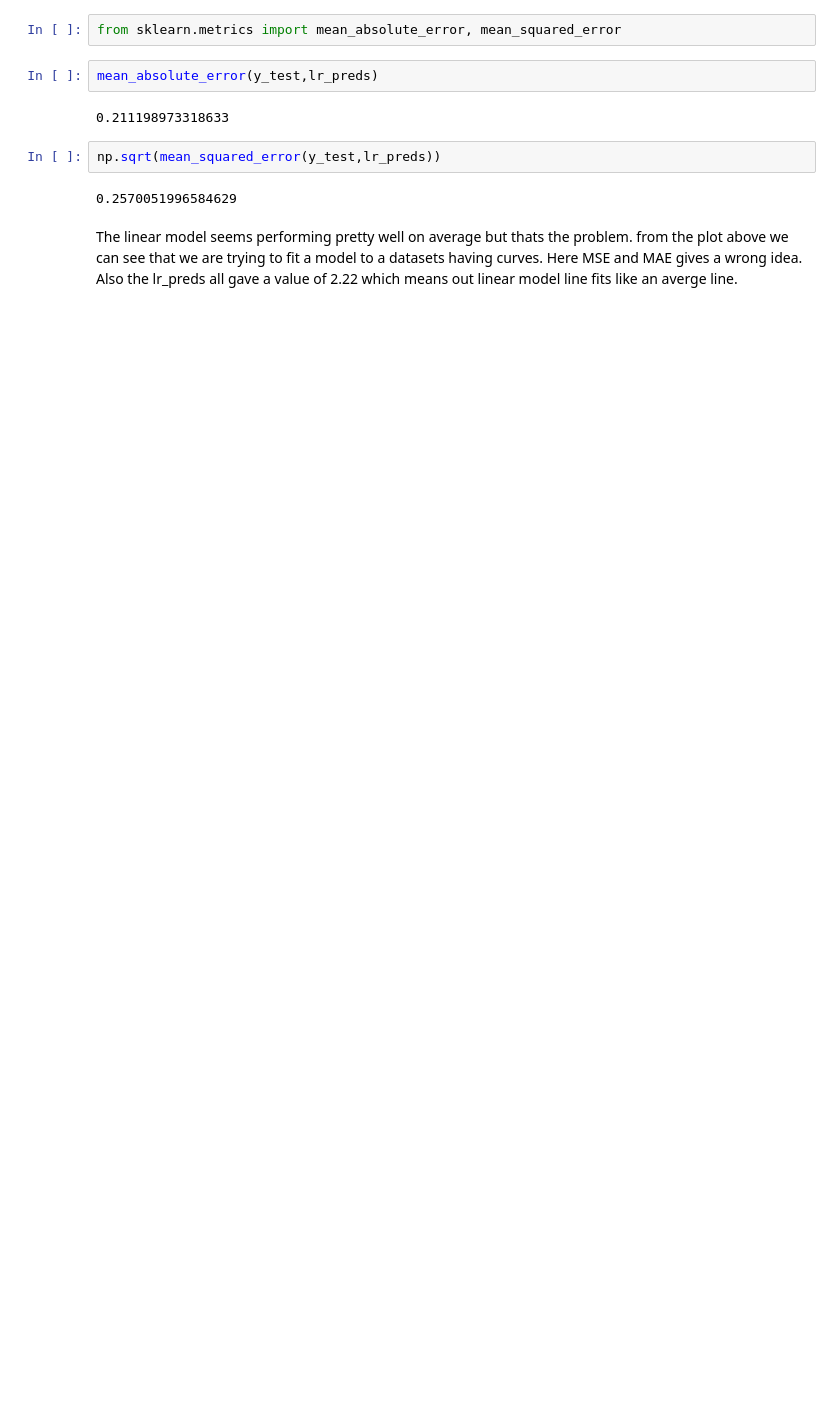
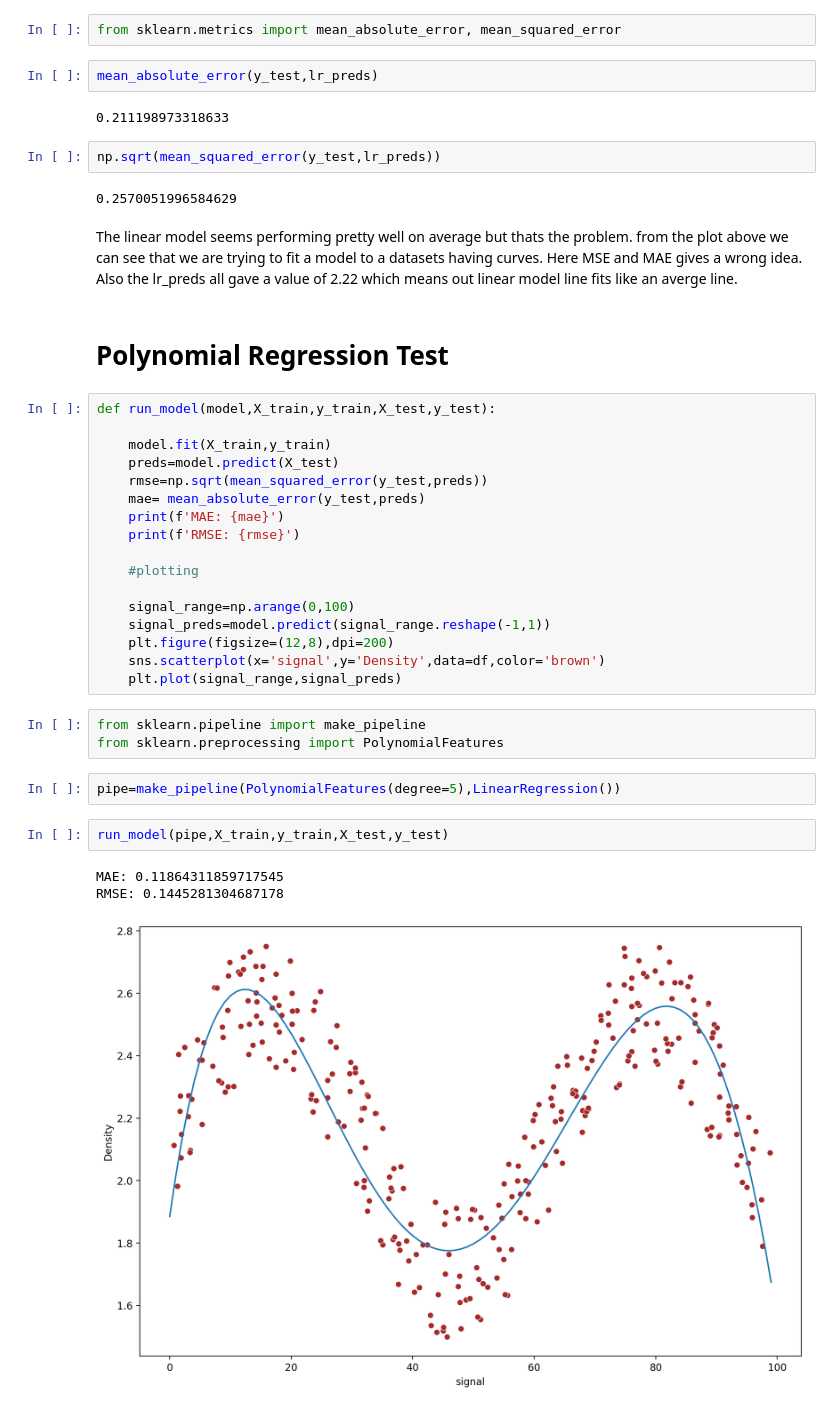
Before and after one commit to proton029/Non_linear_model_KNN, a Jupyter notebook: RandomForestRegression.ipynb, the cells around one changed output. Cells and saved outputs as stored; diff of their text form; blank space fills up the shorter version.

Commit message:
PolynomialRegressionTestdeg=5

```diff
--- a/RandomForestRegression.ipynb
+++ b/RandomForestRegression.ipynb
@@ -68,3 +68,33 @@ np.sqrt(mean_squared_error(y_test,lr_preds))
 0.2570051996584629
 # %% [markdown]
 The linear model seems performing pretty well on average but thats the problem. from the plot above we can see that we are trying to fit a model to a datasets having curves. Here MSE and MAE gives a wrong idea. Also the lr_preds all gave a value of 2.22 which means out linear model line fits like an averge line.
+# %% [markdown]
+# Polynomial Regression Test
+# %%
+def run_model(model,X_train,y_train,X_test,y_test):
+
+    model.fit(X_train,y_train)
+    preds=model.predict(X_test)
+    rmse=np.sqrt(mean_squared_error(y_test,preds))
+    mae= mean_absolute_error(y_test,preds)
+    print(f'MAE: {mae}')
+    print(f'RMSE: {rmse}')
+
+    #plotting
+
+    signal_range=np.arange(0,100)
+    signal_preds=model.predict(signal_range.reshape(-1,1))
+    plt.figure(figsize=(12,8),dpi=200)
+    sns.scatterplot(x='signal',y='Density',data=df,color='brown')
+    plt.plot(signal_range,signal_preds)
+# %%
+from sklearn.pipeline import make_pipeline
+from sklearn.preprocessing import PolynomialFeatures
+# %%
+pipe=make_pipeline(PolynomialFeatures(degree=5),LinearRegression())
+# %%
+run_model(pipe,X_train,y_train,X_test,y_test)
+# %% [output]
+MAE: 0.11864311859717545
+RMSE: 0.1445281304687178
+[figure, added]
```
Also changed, not shown: parts of 1 cell of this notebook.
